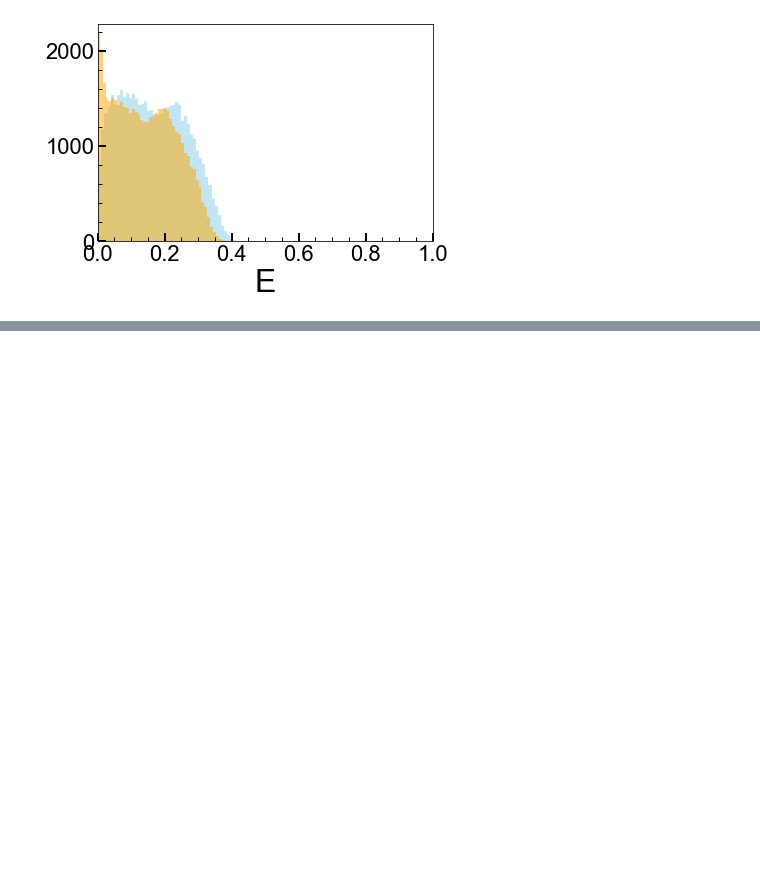
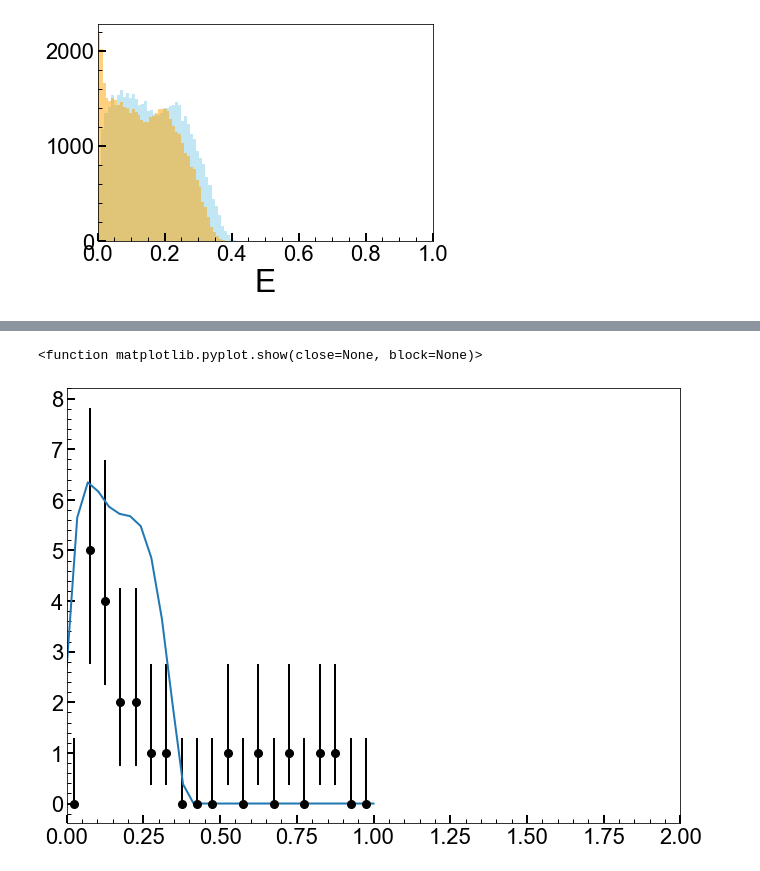
Before and after one commit to villano-lab/thermal-flux_paper2023, a Jupyter notebook: DAMIC/preliminary_plots.ipynb, the cells around one changed output, grey strips where cells are left out. Saved outputs shown, nothing was run; the diff lists cells and outputs as text; code cells hidden in the pictures; blank space fills up the shorter version.

```diff
--- a/DAMIC/preliminary_plots.ipynb
+++ b/DAMIC/preliminary_plots.ipynb
@@ -842,7 +841,9 @@ plt.show()
 [figure]
 # %%
-def ModelFunc(x, scale, coefs):
-    return(scale*(coefs[0]*x**5+coefs[1]*x**4+coefs[2]*x**3+coefs[3]*x**2+coefs[4]*x+coefs[5]))
+def ModelFunc(x, scale):
+    value=(scale*poly1d_fn(x))
+    value[x>0.4]=0
+    return value
 # %%
 import lmfit as lm
 
@@ -861,0 +877,13 @@ TypeError: 'float' object is not subscriptable
+# %%
+fig,axes = plt.subplots(1,1,figsize=(11.0,8.0),sharex=True)
+ax1 = axes
+
+damic_histo = ax1.errorbar(xcq,n,yerr=[ntot_minus,ntot_plus], marker='o', markersize=8, \
+             ecolor='k',color='k', linestyle='none', label='DAMIC XX live days', linewidth=2)
+
+ax1.plot(np.linspace(0,1,30), ModelFunc(np.linspace(0,1,30), 0.00163243))
+ax1.set_xlim(0,2)
+plt.show
+# %% [output]
+<function matplotlib.pyplot.show(close=None, block=None)>
+[figure, added]
```
Also changed, not shown: parts of 4 cells of this notebook.
